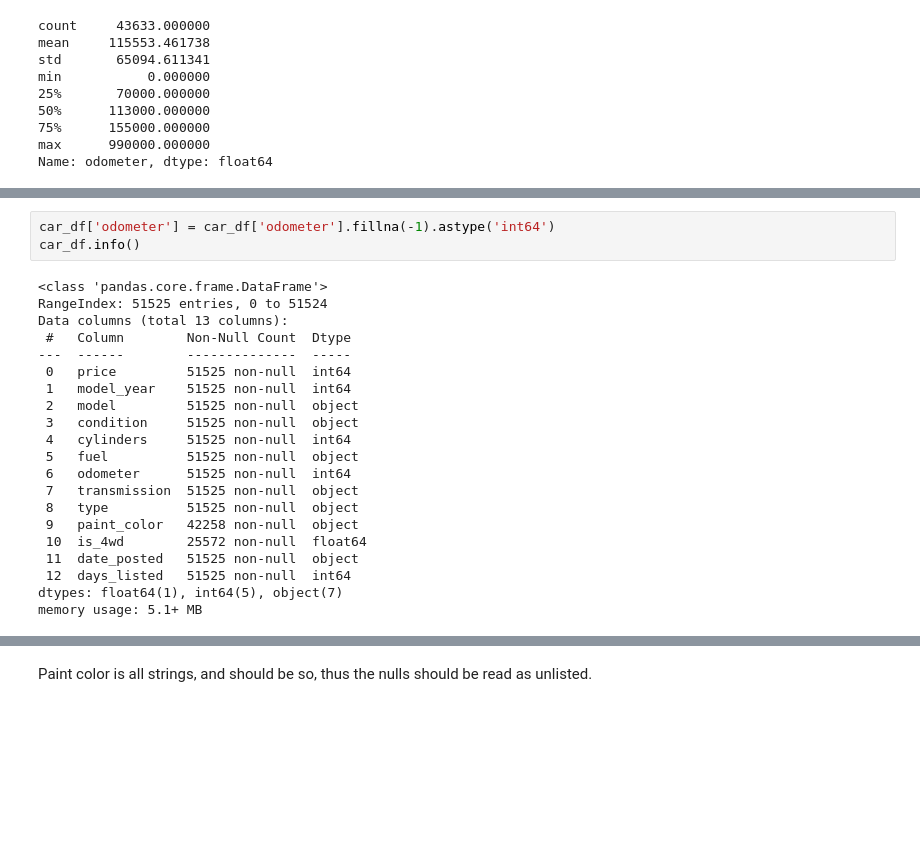
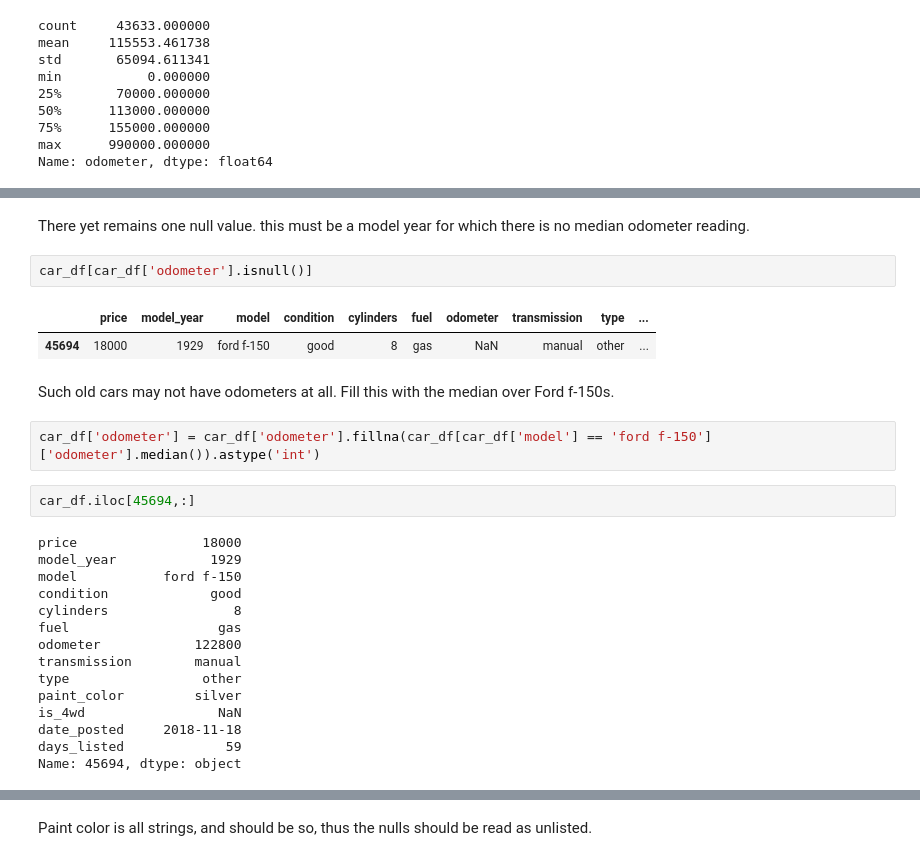
Before and after one commit to Ivangalad/Sprint_4_Project, a Jupyter notebook: notebooks/EDA.ipynb, the cells around one changed output, grey strips where cells are left out. Cells and saved outputs as stored; diff of their text form; blank space fills up the shorter version.

```diff
--- a/notebooks/EDA.ipynb
+++ b/notebooks/EDA.ipynb
@@ -188,24 +240,28 @@ Let's set the unlisted odometer readings to -1.
+# %% [markdown]
+There yet remains one null value. this must be a model year for which there is no median odometer reading.
+# %%
+car_df[car_df['odometer'].isnull()]
+# %% [output]
+|  | price | model_year | model | condition | cylinders | fuel | odometer | transmission | type | ... |
+| 45694 | 18000 | 1929 | ford f-150 | good | 8 | gas | NaN | manual | other | ... |
+# %% [markdown]
+Such old cars may not have odometers at all. Fill this with the median over Ford f-150s.
 # %%
-car_df['odometer'] = car_df['odometer'].fillna(-1).astype('int64')
-car_df.info()
+car_df['odometer'] = car_df['odometer'].fillna(car_df[car_df['model'] == 'ford f-150']['odometer'].median()).astype('int')
-# %% [output]
-<class 'pandas.core.frame.DataFrame'>
-RangeIndex: 51525 entries, 0 to 51524
-Data columns (total 13 columns):
- #   Column        Non-Null Count  Dtype
----  ------        --------------  -----
- 0   price         51525 non-null  int64
- 1   model_year    51525 non-null  int64
- 2   model         51525 non-null  object
- 3   condition     51525 non-null  object
- 4   cylinders     51525 non-null  int64
- 5   fuel          51525 non-null  object
- 6   odometer      51525 non-null  int64
- 7   transmission  51525 non-null  object
- 8   type          51525 non-null  object
- 9   paint_color   42258 non-null  object
- 10  is_4wd        25572 non-null  float64
- 11  date_posted   51525 non-null  object
- 12  days_listed   51525 non-null  int64
-dtypes: float64(1), int64(5), object(7)
-memory usage: 5.1+ MB
+# %%
+car_df.iloc[45694,:]
+# %% [output]
+price                18000
+model_year            1929
+model           ford f-150
+condition             good
+cylinders                8
+fuel                   gas
+odometer            122800
+transmission        manual
+type                 other
+paint_color         silver
+is_4wd                 NaN
+date_posted     2018-11-18
+days_listed             59
+Name: 45694, dtype: object
```
Also changed, not shown: parts of 38 cells of this notebook.
